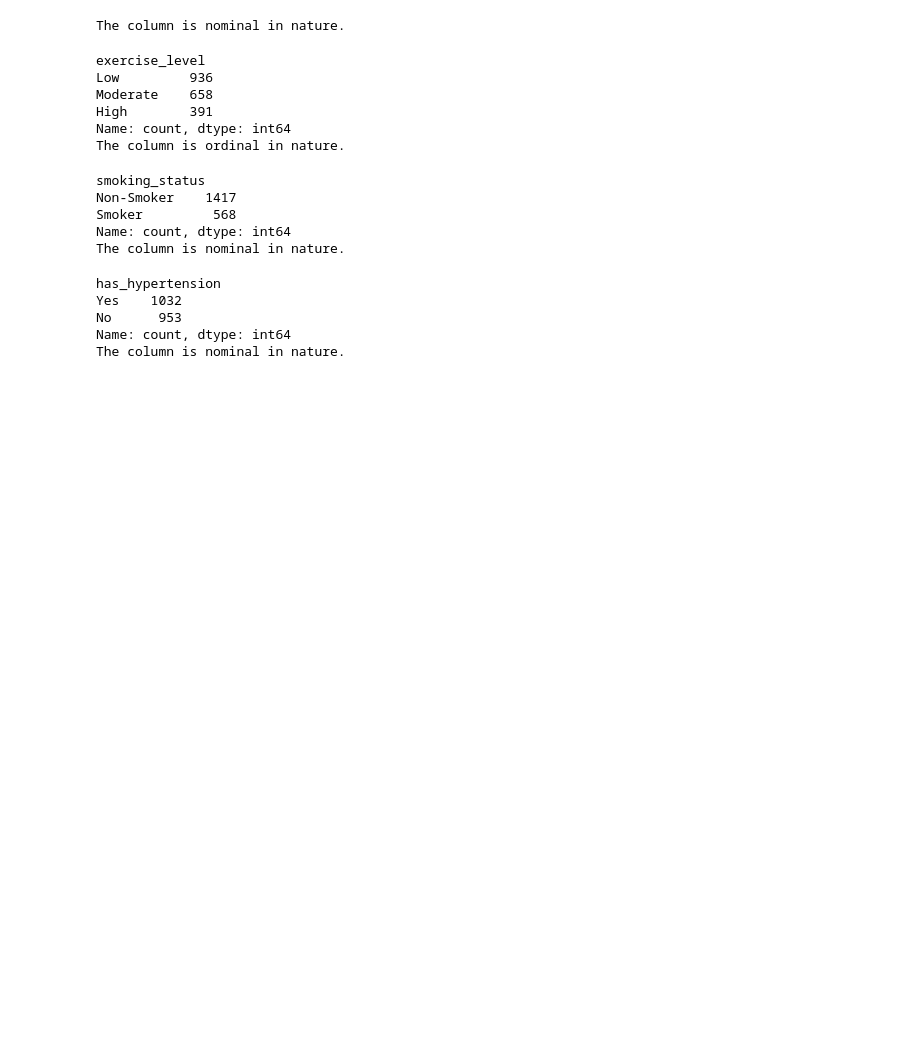
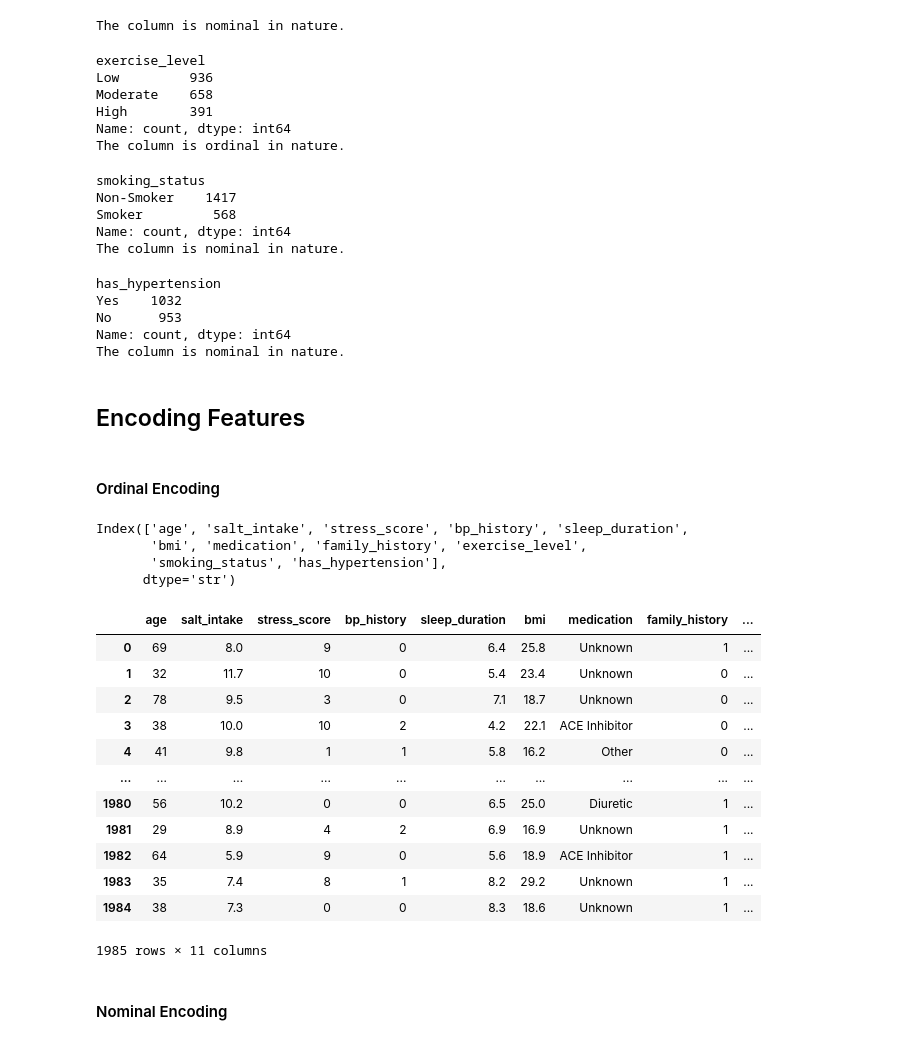
Before and after one commit to rahulghoshal/HYPERTENSION-PREDICTION, a Jupyter notebook: model.ipynb, the cells around one changed output. Cells and saved outputs as stored; diff of their text form; code cells hidden in the pictures; blank space fills up the shorter version.

```diff
--- a/model.ipynb
+++ b/model.ipynb
@@ -170,3 +186,47 @@ Yes    1032
 No      953
 Name: count, dtype: int64
 The column is nominal in nature.
+# %% [markdown]
+## Encoding Features
+# %% [markdown]
+#### Ordinal Encoding
+# %%
+df.columns
+# %% [output]
+Index(['age', 'salt_intake', 'stress_score', 'bp_history', 'sleep_duration',
+       'bmi', 'medication', 'family_history', 'exercise_level',
+       'smoking_status', 'has_hypertension'],
+      dtype='str')
+# %%
+# Map blood pressure history to numerical values[Normal: 0, Prehypertension: 1, Hypertension: 2 ]
+df['bp_history'] = df['bp_history'].map({'Normal': 0, 'Prehypertension': 1, 'Hypertension': 2})
+
+# Map family history to numerical values[No: 0, Yes: 1]
+df['family_history'] = df['family_history'].map({'No': 0, 'Yes': 1})
+
+# Map exercise level to numerical values[Low: 0, Moderate: 1, High: 2]
+df['exercise_level'] = df['exercise_level'].map({'Low': 0, 'Moderate': 1, 'High': 2})
+
+# Map smoking status to numerical values[Non-smoker: 0, Smoker: 1]
+df['smoking_status'] = df['smoking_status'].map({'Non-Smoker': 0, 'Smoker': 1})
+
+# Map hypertension status to numerical values[No: 0, Yes: 1]
+df['has_hypertension'] = df['has_hypertension'].map({'No': 0, 'Yes': 1})
+# %%
+df
+# %% [output]
+|  | age | salt_intake | stress_score | bp_history | sleep_duration | bmi | medication | family_history | ... |
+| 0 | 69 | 8.0 | 9 | 0 | 6.4 | 25.8 | Unknown | 1 | ... |
+| 1 | 32 | 11.7 | 10 | 0 | 5.4 | 23.4 | Unknown | 0 | ... |
+| 2 | 78 | 9.5 | 3 | 0 | 7.1 | 18.7 | Unknown | 0 | ... |
+| 3 | 38 | 10.0 | 10 | 2 | 4.2 | 22.1 | ACE Inhibitor | 0 | ... |
+| 4 | 41 | 9.8 | 1 | 1 | 5.8 | 16.2 | Other | 0 | ... |
+| ... | ... | ... | ... | ... | ... | ... | ... | ... | ... |
+| 1980 | 56 | 10.2 | 0 | 0 | 6.5 | 25.0 | Diuretic | 1 | ... |
+| 1981 | 29 | 8.9 | 4 | 2 | 6.9 | 16.9 | Unknown | 1 | ... |
+| 1982 | 64 | 5.9 | 9 | 0 | 5.6 | 18.9 | ACE Inhibitor | 1 | ... |
+| 1983 | 35 | 7.4 | 8 | 1 | 8.2 | 29.2 | Unknown | 1 | ... |
+| 1984 | 38 | 7.3 | 0 | 0 | 8.3 | 18.6 | Unknown | 1 | ... |
+1985 rows × 11 columns
+# %% [markdown]
+#### Nominal Encoding
```
Also changed, not shown: parts of 4 cells of this notebook.
